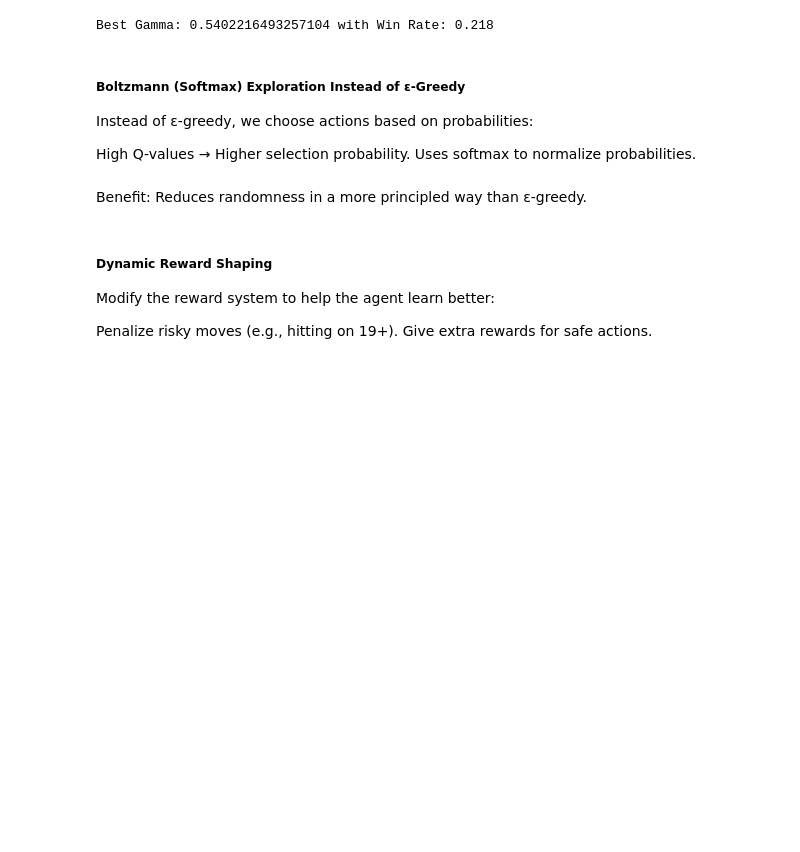
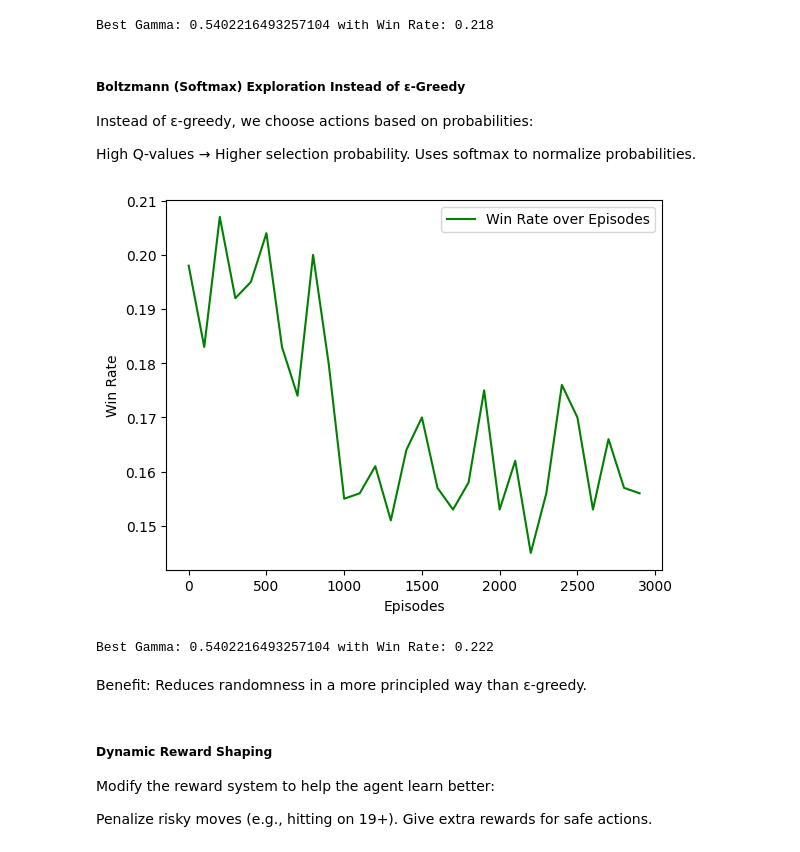
Before and after one commit to samarelayed/Reinforcement_Learning_Blackjack, a Jupyter notebook: Reinforcement_Learning_Blackjack.ipynb, the cells around one changed output. Drawn from its saved outputs; the diff is of its cells as text; code cells hidden in the pictures; blank space fills up the shorter version.

Commit message:
fix Boltzmann Exploration graph

```diff
--- a/Reinforcement_Learning_Blackjack.ipynb
+++ b/Reinforcement_Learning_Blackjack.ipynb
@@ -291,46 +291,45 @@ def boltzmann_action_selection(state, temperature=1.0):
     probabilities = exp_values / np.sum(exp_values)
     return np.random.choice([0, 1], p=probabilities)
 # %%
-win_rates = []
-episodes_list = []
-
-def evaluate_policy():
-    wins = 0
-    for _ in range(1000):
-        state, _ = env.reset()
-        done = False
-        while not done:
-            action = boltzmann_action_selection(state, temperature=0.1)
-            next_state, reward, done, truncated, _ = env.step(action)
-            state = next_state
-        if reward > 0:
-            wins += 1
-    return wins / 1000
-
 for episode in range(episodes):
-    temperature = max(0.1, np.exp(-0.0001 * episode) + 1e-10)
+    temperature = max(0.1, np.exp(-0.0001 * episode) + 1e-10)  # Reduce temperature over time and add small constant to avoid the NaN issue
     state, _ = env.reset()
     done = False
 
     while not done:
         action = boltzmann_action_selection(state, temperature)
         next_state, reward, done, truncated, _ = env.step(action)
         best_next_action = np.argmax(get_Q(next_state))
         Q_table[state][action] += alpha * (reward + gamma * get_Q(next_state, best_next_action) - Q_table[state][action])
         state = next_state
 
-    if episode % 100 == 0:
-        win_rate = evaluate_policy()
-        win_rates.append(win_rate)
+    if episode % 50000 == 0:
+        win_rate = sum(1 for _ in range(1000) if env.step(np.argmax(get_Q(env.reset()[0])))[1] > 0) / 1000
+        win_rates_gamma.append(win_rate)
+        gamma_values.append(gamma)
         episodes_list.append(episode)
 
-plt.figure(figsize=(10, 5))
-plt.plot(episodes_list, win_rates, label="Win Rate over Episodes", color='blue')
+        # Track the best gamma
+        if win_rate > max_win_rate:
+            max_win_rate = win_rate
+            best_gamma = gamma
+
+# Ensure the lengths of episodes_list and win_rates_gamma are the same
+min_length = min(len(episodes_list), len(win_rates_gamma))
+episodes_list = episodes_list[:min_length]
+win_rates_gamma = win_rates_gamma[:min_length]
+
+# Plot win rate over episodes
+plt.plot(episodes_list, win_rates_gamma, label="Win Rate over Episodes", color='green')
 plt.xlabel("Episodes")
 plt.ylabel("Win Rate")
-plt.title("Win Rate of Agent with Boltzmann Action Selection")
 plt.legend()
 plt.show()
+
+print(f"Best Gamma: {best_gamma} with Win Rate: {max_win_rate}")
+# %% [output]
+[figure, added]
+Best Gamma: 0.5402216493257104 with Win Rate: 0.222
 # %% [markdown]
 Benefit: Reduces randomness in a more principled way than ε-greedy.
 # %% [markdown]
```
